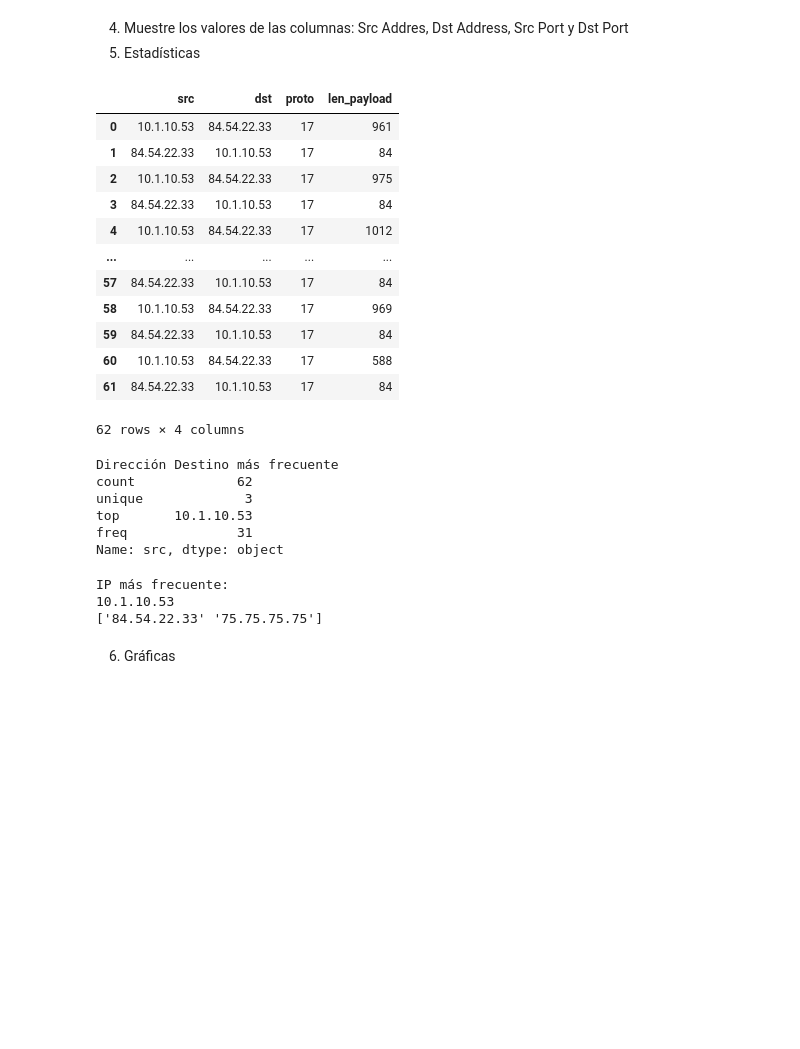
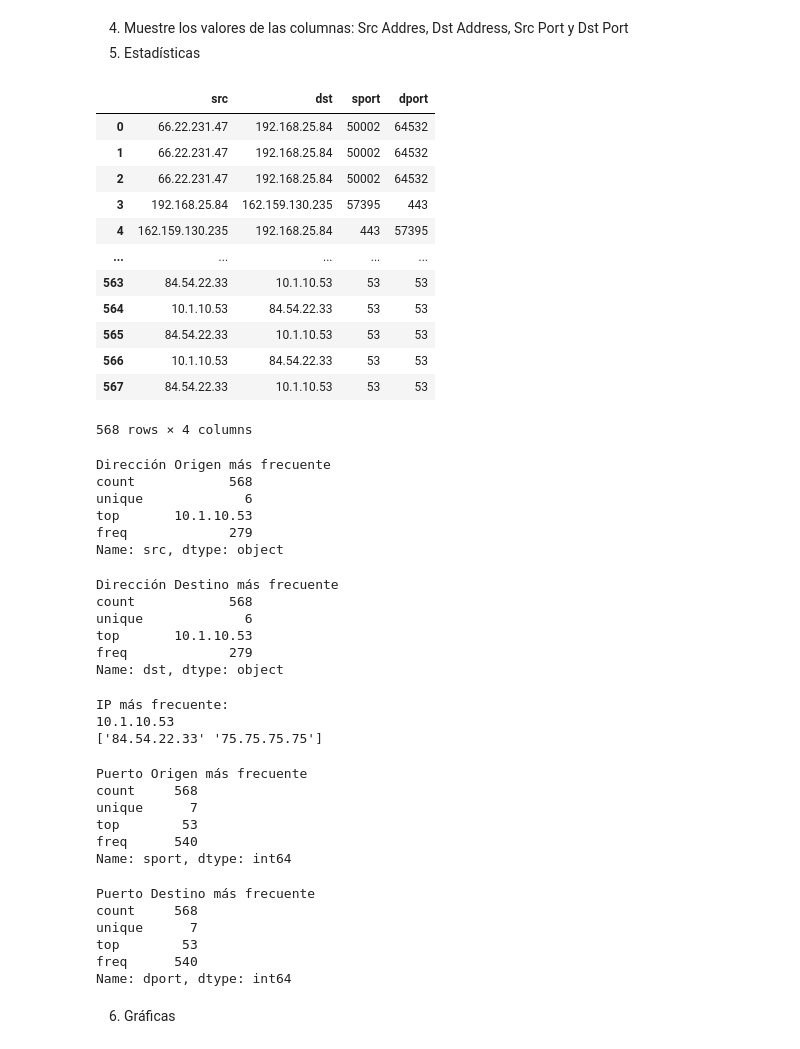
Before and after one commit to Racso1624/Larboratorio6-SDS, a Jupyter notebook: Laboratorio6-SDS.ipynb, the cells around one changed output. Drawn from its saved outputs; the diff is of its cells as text; code cells hidden in the pictures; blank space fills up the shorter version.

```diff
--- a/Laboratorio6-SDS.ipynb
+++ b/Laboratorio6-SDS.ipynb
@@ -117,32 +153,42 @@ print(dataframe.head())
 # %% [markdown]
 4. Muestre los valores de las columnas: Src Addres, Dst Address, Src Port y Dst Port
 5. Estadísticas
-# %%
-dataframe
-# %% [output]
-|  | src | dst | proto | len_payload |
-| 0 | 10.1.10.53 | 84.54.22.33 | 17 | 961 |
-| 1 | 84.54.22.33 | 10.1.10.53 | 17 | 84 |
-| 2 | 10.1.10.53 | 84.54.22.33 | 17 | 975 |
-| 3 | 84.54.22.33 | 10.1.10.53 | 17 | 84 |
-| 4 | 10.1.10.53 | 84.54.22.33 | 17 | 1012 |
-| ... | ... | ... | ... | ... |
-| 57 | 84.54.22.33 | 10.1.10.53 | 17 | 84 |
-| 58 | 10.1.10.53 | 84.54.22.33 | 17 | 969 |
-| 59 | 84.54.22.33 | 10.1.10.53 | 17 | 84 |
-| 60 | 10.1.10.53 | 84.54.22.33 | 17 | 588 |
-| 61 | 84.54.22.33 | 10.1.10.53 | 17 | 84 |
-62 rows × 4 columns
+# %%
+dataframe[['src','dst','sport','dport']]
+# %% [output]
+|  | src | dst | sport | dport |
+| 0 | 66.22.231.47 | 192.168.25.84 | 50002 | 64532 |
+| 1 | 66.22.231.47 | 192.168.25.84 | 50002 | 64532 |
+| 2 | 66.22.231.47 | 192.168.25.84 | 50002 | 64532 |
+| 3 | 192.168.25.84 | 162.159.130.235 | 57395 | 443 |
+| 4 | 162.159.130.235 | 192.168.25.84 | 443 | 57395 |
+| ... | ... | ... | ... | ... |
+| 563 | 84.54.22.33 | 10.1.10.53 | 53 | 53 |
+| 564 | 10.1.10.53 | 84.54.22.33 | 53 | 53 |
+| 565 | 84.54.22.33 | 10.1.10.53 | 53 | 53 |
+| 566 | 10.1.10.53 | 84.54.22.33 | 53 | 53 |
+| 567 | 84.54.22.33 | 10.1.10.53 | 53 | 53 |
+568 rows × 4 columns
 # %%
-print("Dirección Destino más frecuente")
+print("Dirección Origen más frecuente")
 print(dataframe['src'].describe(),'\n\n')
 # %% [output]
-Dirección Destino más frecuente
-count             62
-unique             3
+Dirección Origen más frecuente
+count            568
+unique             6
 top       10.1.10.53
-freq              31
+freq             279
 Name: src, dtype: object
+# %%
+print("Dirección Destino más frecuente")
+print(dataframe['dst'].describe(),'\n\n')
+# %% [output]
+Dirección Destino más frecuente
+count            568
+unique             6
+top       10.1.10.53
+freq             279
+Name: dst, dtype: object
 # %%
 print("IP más frecuente:")
 frequent_address = dataframe['src'].describe()['top']
@@ -153,6 +199,26 @@ print(dataframe[dataframe['src'] == frequent_address]['dst'].unique())
 IP más frecuente:
 10.1.10.53
 ['84.54.22.33' '75.75.75.75']
+# %%
+print("Puerto Origen más frecuente")
+print(dataframe['sport'].describe(),'\n\n')
+# %% [output]
+Puerto Origen más frecuente
+count     568
+unique      7
+top        53
+freq      540
+Name: sport, dtype: int64
+# %%
+print("Puerto Destino más frecuente")
+print(dataframe['dport'].describe(),'\n\n')
+# %% [output]
+Puerto Destino más frecuente
+count     568
+unique      7
+top        53
+freq      540
+Name: dport, dtype: int64
 # %% [markdown]
 6. Gráficas
 # %%
```
Also changed, not shown: parts of 18 cells of this notebook.
